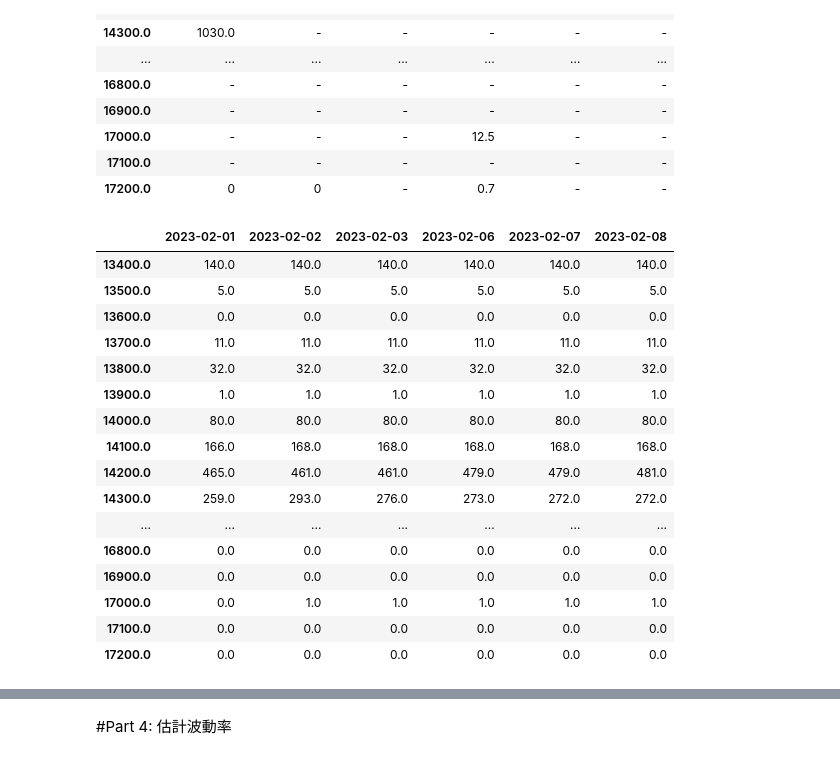
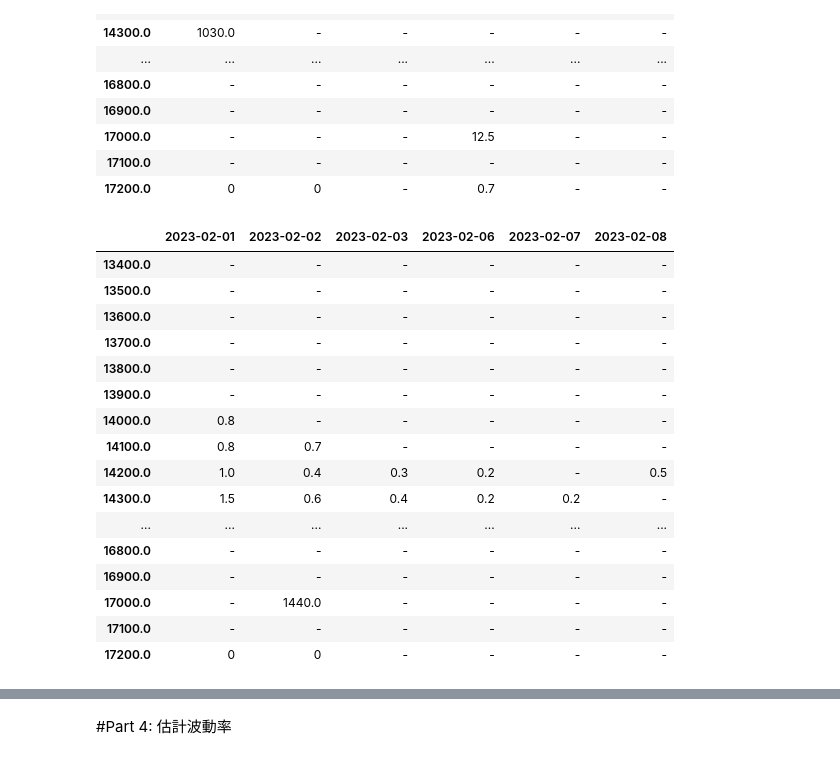
Before and after one commit to SamuelLiuCh/Options, a Jupyter notebook: 波動率預測模型.ipynb, the cells around one changed output, grey strips where cells are left out. Drawn from its saved outputs; the diff is of its cells as text; code cells hidden in the pictures.

```diff
--- a/波動率預測模型.ipynb
+++ b/波動率預測模型.ipynb
@@ -331,30 +300,30 @@ call_cp_df
 # %%
 # 建立 dataframe 包含 index 與欄位名稱
 put_cp_df = pd.DataFrame(index = idx, columns = list(dates))
 # 取出各日期的未沖銷契約數 依序放入 dataframe 中
 for col in put_cp_df.columns:
-    put_cp_df[col] = put_df.loc[put_df['交易日期'] == col].set_index('履約價')['未沖銷契約數']
+    put_cp_df[col] = put_df.loc[put_df['交易日期'] == col].set_index('履約價')['收盤價']
 #空值填入 0
 put_cp_df = put_cp_df.fillna(0)
 put_cp_df
 # %% [output]
 |  | 2023-02-01 | 2023-02-02 | 2023-02-03 | 2023-02-06 | 2023-02-07 | 2023-02-08 |
-| 13400.0 | 140.0 | 140.0 | 140.0 | 140.0 | 140.0 | 140.0 |
-| 13500.0 | 5.0 | 5.0 | 5.0 | 5.0 | 5.0 | 5.0 |
-| 13600.0 | 0.0 | 0.0 | 0.0 | 0.0 | 0.0 | 0.0 |
-| 13700.0 | 11.0 | 11.0 | 11.0 | 11.0 | 11.0 | 11.0 |
-| 13800.0 | 32.0 | 32.0 | 32.0 | 32.0 | 32.0 | 32.0 |
-| 13900.0 | 1.0 | 1.0 | 1.0 | 1.0 | 1.0 | 1.0 |
-| 14000.0 | 80.0 | 80.0 | 80.0 | 80.0 | 80.0 | 80.0 |
-| 14100.0 | 166.0 | 168.0 | 168.0 | 168.0 | 168.0 | 168.0 |
-| 14200.0 | 465.0 | 461.0 | 461.0 | 479.0 | 479.0 | 481.0 |
-| 14300.0 | 259.0 | 293.0 | 276.0 | 273.0 | 272.0 | 272.0 |
+| 13400.0 | - | - | - | - | - | - |
+| 13500.0 | - | - | - | - | - | - |
+| 13600.0 | - | - | - | - | - | - |
+| 13700.0 | - | - | - | - | - | - |
+| 13800.0 | - | - | - | - | - | - |
+| 13900.0 | - | - | - | - | - | - |
+| 14000.0 | 0.8 | - | - | - | - | - |
+| 14100.0 | 0.8 | 0.7 | - | - | - | - |
+| 14200.0 | 1.0 | 0.4 | 0.3 | 0.2 | - | 0.5 |
+| 14300.0 | 1.5 | 0.6 | 0.4 | 0.2 | 0.2 | - |
 | ... | ... | ... | ... | ... | ... | ... |
-| 16800.0 | 0.0 | 0.0 | 0.0 | 0.0 | 0.0 | 0.0 |
-| 16900.0 | 0.0 | 0.0 | 0.0 | 0.0 | 0.0 | 0.0 |
-| 17000.0 | 0.0 | 1.0 | 1.0 | 1.0 | 1.0 | 1.0 |
-| 17100.0 | 0.0 | 0.0 | 0.0 | 0.0 | 0.0 | 0.0 |
-| 17200.0 | 0.0 | 0.0 | 0.0 | 0.0 | 0.0 | 0.0 |
+| 16800.0 | - | - | - | - | - | - |
+| 16900.0 | - | - | - | - | - | - |
+| 17000.0 | - | 1440.0 | - | - | - | - |
+| 17100.0 | - | - | - | - | - | - |
+| 17200.0 | 0 | 0 | - | - | - | - |
 # %%
 import plotly.graph_objects as go
 
```
Also changed, not shown: parts of 12 cells of this notebook.
